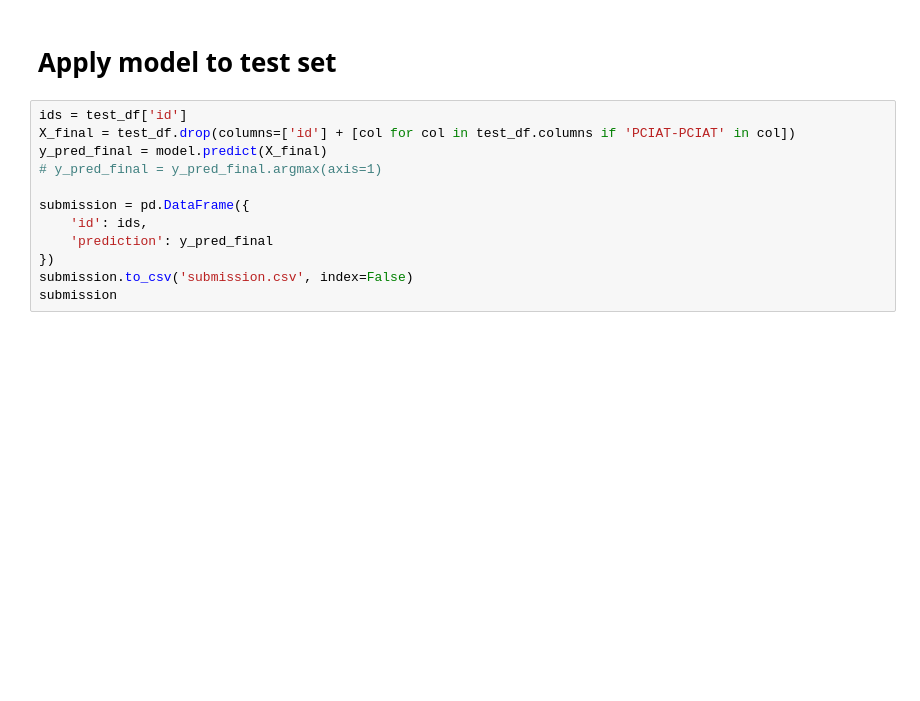
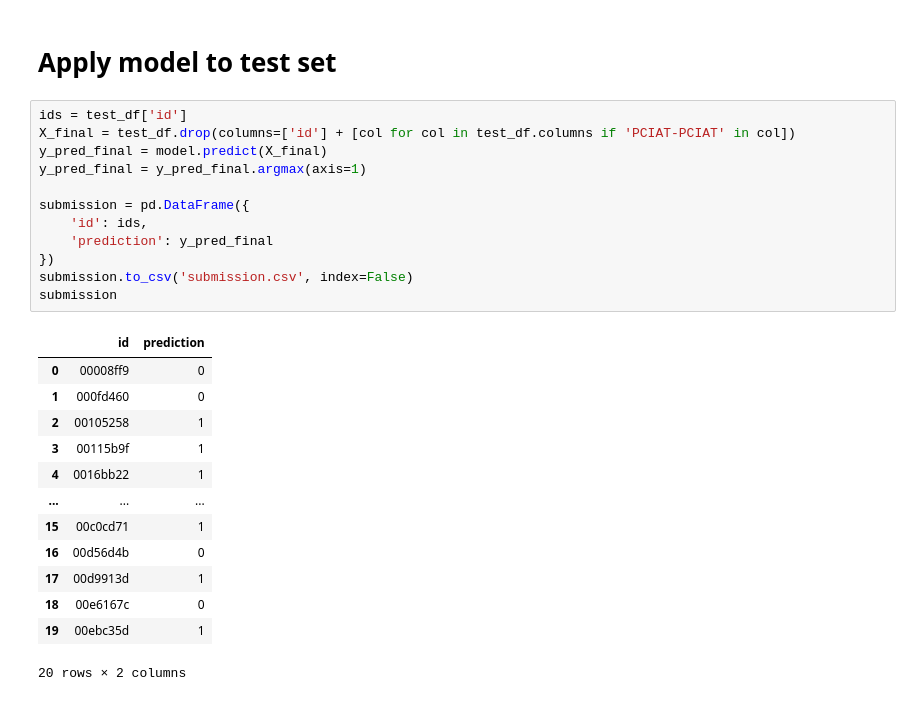
Before and after one commit to crmueller100/child-mind-institute-problematic-internet-use, a Jupyter notebook: predict_severity_impairment_index.ipynb, the cells around one changed output. Drawn from its saved outputs; the diff is of its cells as text; blank space fills up the shorter version.

```diff
--- a/predict_severity_impairment_index.ipynb
+++ b/predict_severity_impairment_index.ipynb
@@ -828,12 +907,26 @@ print(classification_report(y_test, y_pred, zero_division=0))
 # %%
 ids = test_df['id']
 X_final = test_df.drop(columns=['id'] + [col for col in test_df.columns if 'PCIAT-PCIAT' in col])
 y_pred_final = model.predict(X_final)
-# y_pred_final = y_pred_final.argmax(axis=1)
+y_pred_final = y_pred_final.argmax(axis=1)
 
 submission = pd.DataFrame({
     'id': ids,
     'prediction': y_pred_final
 })
 submission.to_csv('submission.csv', index=False)
 submission
+# %% [output]
+|  | id | prediction |
+| 0 | 00008ff9 | 0 |
+| 1 | 000fd460 | 0 |
+| 2 | 00105258 | 1 |
+| 3 | 00115b9f | 1 |
+| 4 | 0016bb22 | 1 |
+| ... | ... | ... |
+| 15 | 00c0cd71 | 1 |
+| 16 | 00d56d4b | 0 |
+| 17 | 00d9913d | 1 |
+| 18 | 00e6167c | 0 |
+| 19 | 00ebc35d | 1 |
+20 rows × 2 columns
```
Also changed, not shown: parts of 11 cells of this notebook.
